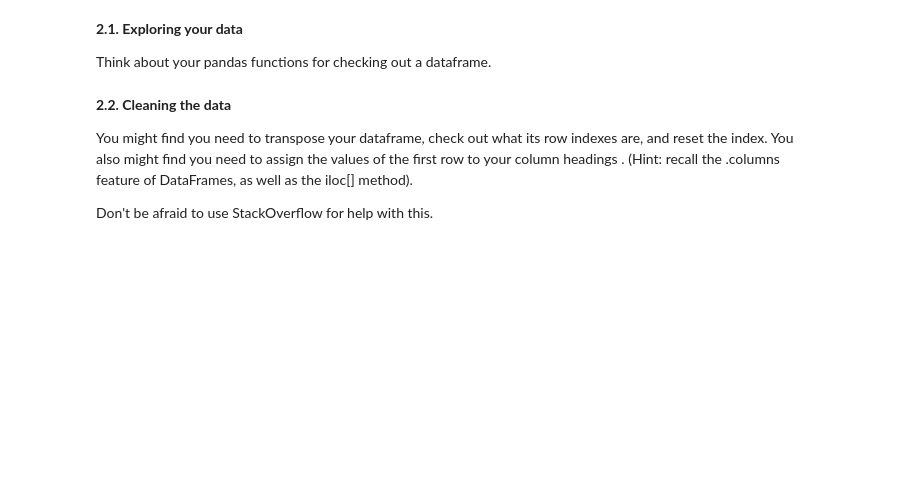
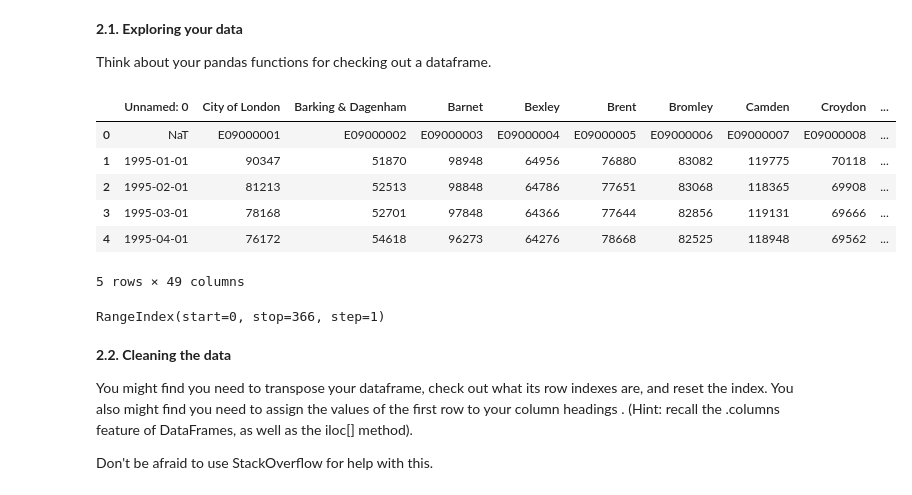
Before and after one commit to alepst42/springboard_repository, a Jupyter notebook: Unit 4 Challenge - Tier 3.ipynb, the cells around one changed output. Saved outputs shown, nothing was run; the diff lists cells and outputs as text; code cells hidden in the pictures; blank space fills up the shorter version.

```diff
--- a/Unit 4 Challenge - Tier 3.ipynb
+++ b/Unit 4 Challenge - Tier 3.ipynb
@@ -102,6 +102,20 @@ Keep the end goal in mind as you move through this process, every step will take
 **2.1. Exploring your data**
 
 Think about your pandas functions for checking out a dataframe.
+# %%
+properties.head()
+# %% [output]
+|  | Unnamed: 0 | City of London | Barking & Dagenham | Barnet | Bexley | Brent | Bromley | Camden | Croydon | ... |
+| 0 | NaT | E09000001 | E09000002 | E09000003 | E09000004 | E09000005 | E09000006 | E09000007 | E09000008 | ... |
+| 1 | 1995-01-01 | 90347 | 51870 | 98948 | 64956 | 76880 | 83082 | 119775 | 70118 | ... |
+| 2 | 1995-02-01 | 81213 | 52513 | 98848 | 64786 | 77651 | 83068 | 118365 | 69908 | ... |
+| 3 | 1995-03-01 | 78168 | 52701 | 97848 | 64366 | 77644 | 82856 | 119131 | 69666 | ... |
+| 4 | 1995-04-01 | 76172 | 54618 | 96273 | 64276 | 78668 | 82525 | 118948 | 69562 | ... |
+5 rows × 49 columns
+# %%
+properties.index
+# %% [output]
+RangeIndex(start=0, stop=366, step=1)
 # %% [markdown]
 **2.2. Cleaning the data**
 
```
Also changed, not shown: parts of 20 cells of this notebook, 2 other files.
